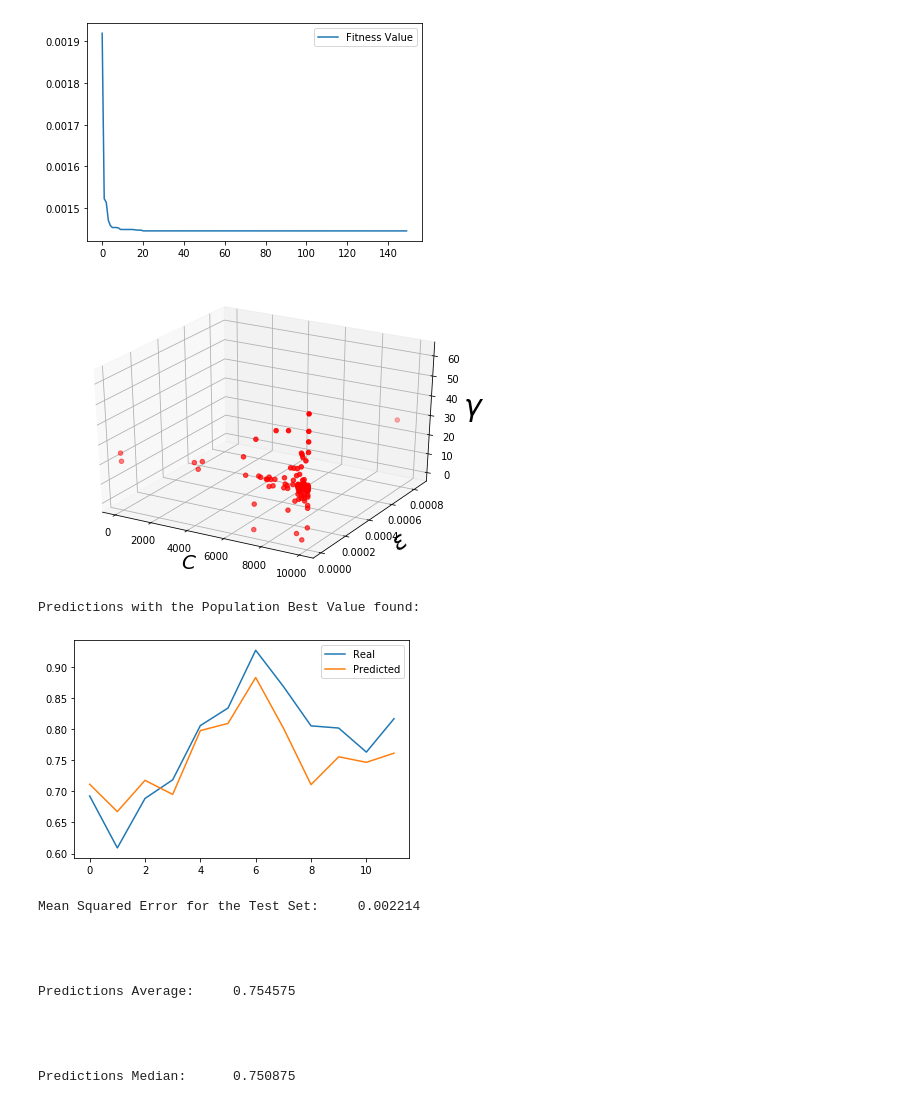
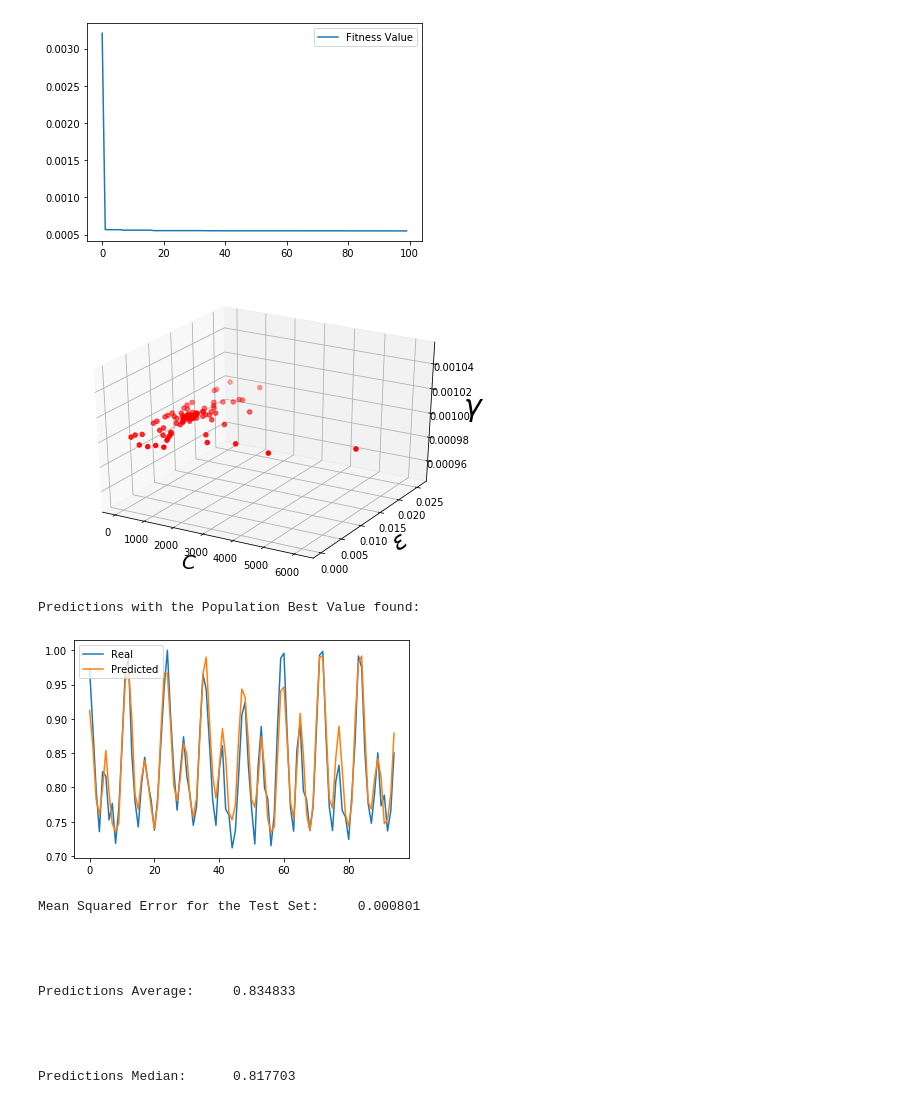
Before and after one commit to rbbh/Forecasting-Time-Series-with-Algorithm-Ensembling, a Jupyter notebook: SVR_+_PSO.ipynb, the cells around one changed output. Cells and saved outputs as stored; diff of their text form; code cells hidden in the pictures.

```diff
--- a/SVR_+_PSO.ipynb
+++ b/SVR_+_PSO.ipynb
@@ -23,8 +23,8 @@ import pandas as pd
 #data = pd.read_csv(io.BytesIO(uploaded['DadosONS.txt']))
 #data = pd.read_csv(io.BytesIO(uploaded['carsales.txt']))
 #data = pd.read_csv(io.BytesIO(uploaded['coloradoRiver.txt']))
-data = pd.read_csv(io.BytesIO(uploaded['accidentalDeathUSA.txt']))
-#data = pd.read_csv(io.BytesIO(uploaded['electric.txt']))
+#data = pd.read_csv(io.BytesIO(uploaded['accidentalDeathUSA.txt']))
+data = pd.read_csv(io.BytesIO(uploaded['electric.txt']))
 #data = pd.read_csv(io.BytesIO(uploaded['gas.txt']))
 #data = pd.read_csv(io.BytesIO(uploaded['lakeerie.txt']))
 #data = pd.read_csv(io.BytesIO(uploaded['milk.txt']))
@@ -337,3 +337,3 @@ Predictions Median:      0.750877
 # %%
-pso(120, 150, 3, 0.8)
+pso(120, 100, 3, 0.8)
 # %% [output]
@@ -358,16 +358,16 @@ SVR(C=9583.71519480451, cache_size=200, coef0=0.0, degree=3, epsilon=1e-08,
-[figure, old version]
+[figure, new version]
-[figure, old version]
+[figure, new version]
 Predictions with the Population Best Value found:
-[figure, old version]
+[figure, new version]
-Mean Squared Error for the Test Set:     0.002214
+Mean Squared Error for the Test Set:     0.000801
 
 
 
 
-Predictions Average:     0.754575
+Predictions Average:     0.834833
 
 
 
 
-Predictions Median:      0.750875
+Predictions Median:      0.817703
 # %%
```
Also changed, not shown: parts of 9 cells of this notebook.
